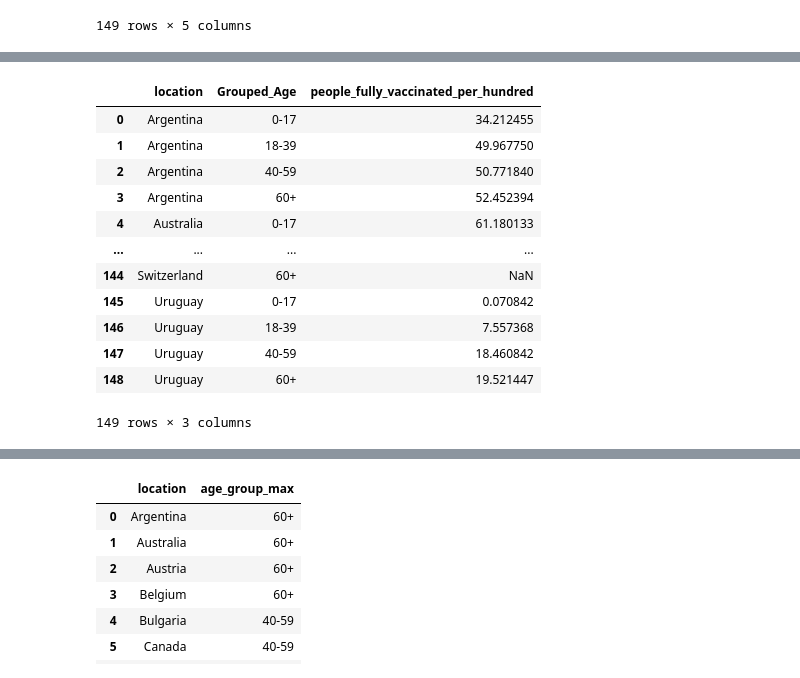
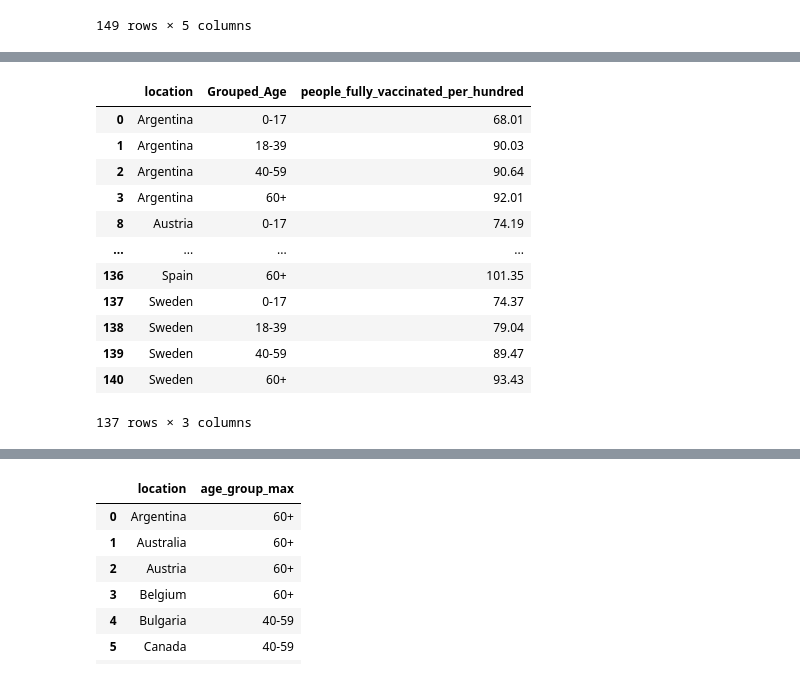
Before and after one commit to gburlew/Project-1, a Jupyter notebook: Notebooks/Noe_age_groups.ipynb, the cells around one changed output, grey strips where cells are left out. Cells and saved outputs as stored; diff of their text form; code cells hidden in the pictures.

```diff
--- a/Notebooks/Noe_age_groups.ipynb
+++ b/Notebooks/Noe_age_groups.ipynb
@@ -170,3 +166,6 @@ vac_per_country_rates
 | 147 | Uruguay | 40-59 | 18.460842 | 37.437579 | NaN |
 | 148 | Uruguay | 60+ | 19.521447 | 43.993632 | NaN |
 149 rows × 5 columns
+# %%
+clean_df = vac_per_country_max.dropna()
+clean_df
@@ -173,17 +186,17 @@ vac_per_country_rates
 # %%
-vac_per_country_rates_df = vac_per_country_rates[['location', 'Grouped_Age', 'people_fully_vaccinated_per_hundred']]
+vac_per_country_rates_df = clean_df[['location', 'Grouped_Age', 'people_fully_vaccinated_per_hundred']]
 vac_per_country_rates_df
 # %% [output]
 |  | location | Grouped_Age | people_fully_vaccinated_per_hundred |
-| 0 | Argentina | 0-17 | 34.212455 |
-| 1 | Argentina | 18-39 | 49.967750 |
-| 2 | Argentina | 40-59 | 50.771840 |
-| 3 | Argentina | 60+ | 52.452394 |
-| 4 | Australia | 0-17 | 61.180133 |
+| 0 | Argentina | 0-17 | 68.01 |
+| 1 | Argentina | 18-39 | 90.03 |
+| 2 | Argentina | 40-59 | 90.64 |
+| 3 | Argentina | 60+ | 92.01 |
+| 8 | Austria | 0-17 | 74.19 |
 | ... | ... | ... | ... |
-| 144 | Switzerland | 60+ | NaN |
-| 145 | Uruguay | 0-17 | 0.070842 |
-| 146 | Uruguay | 18-39 | 7.557368 |
-| 147 | Uruguay | 40-59 | 18.460842 |
-| 148 | Uruguay | 60+ | 19.521447 |
+| 136 | Spain | 60+ | 101.35 |
+| 137 | Sweden | 0-17 | 74.37 |
+| 138 | Sweden | 18-39 | 79.04 |
+| 139 | Sweden | 40-59 | 89.47 |
+| 140 | Sweden | 60+ | 93.43 |
-149 rows × 3 columns
+137 rows × 3 columns
```
Also changed, not shown: parts of 46 cells of this notebook, 4 other files.
